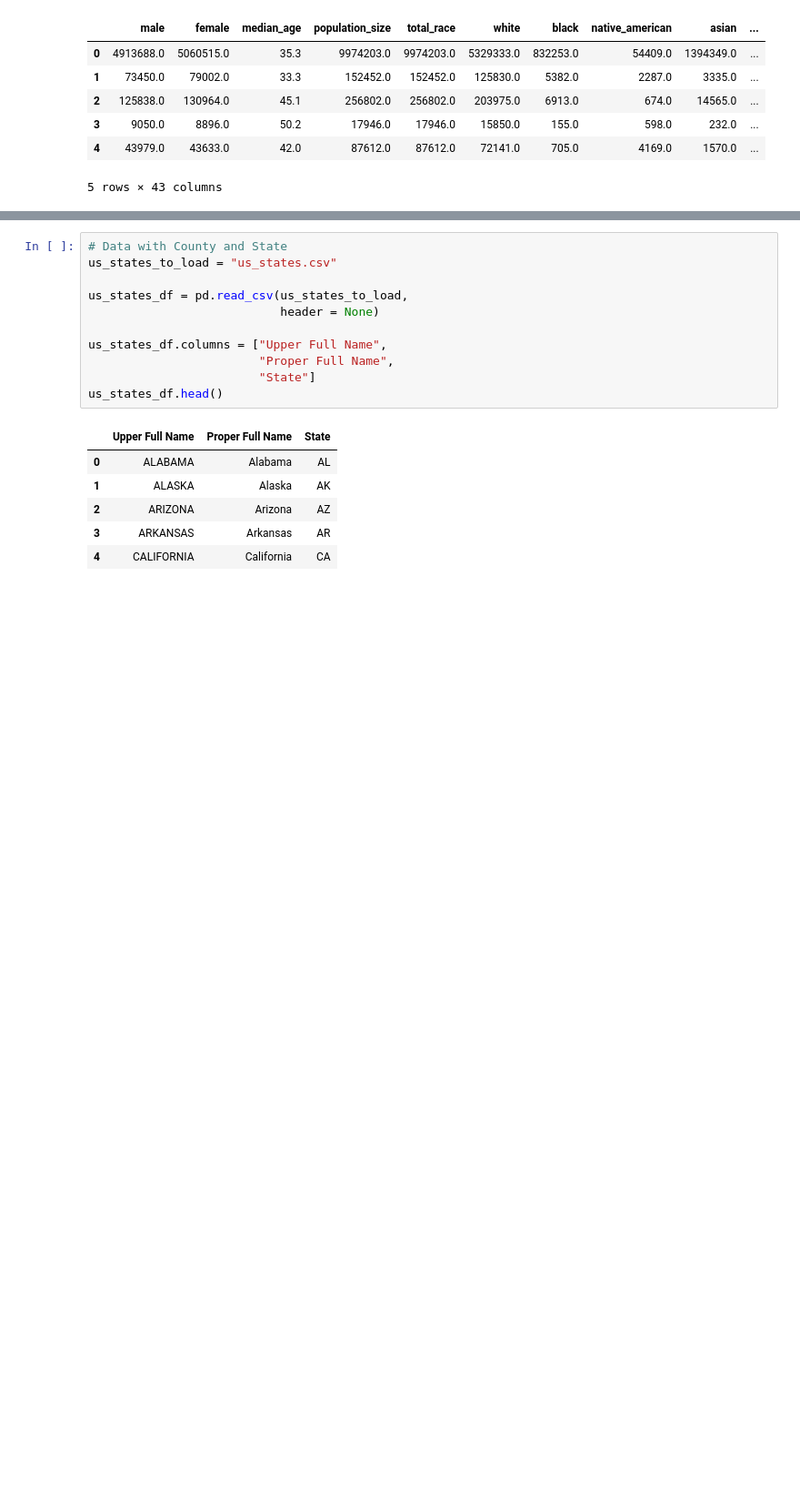
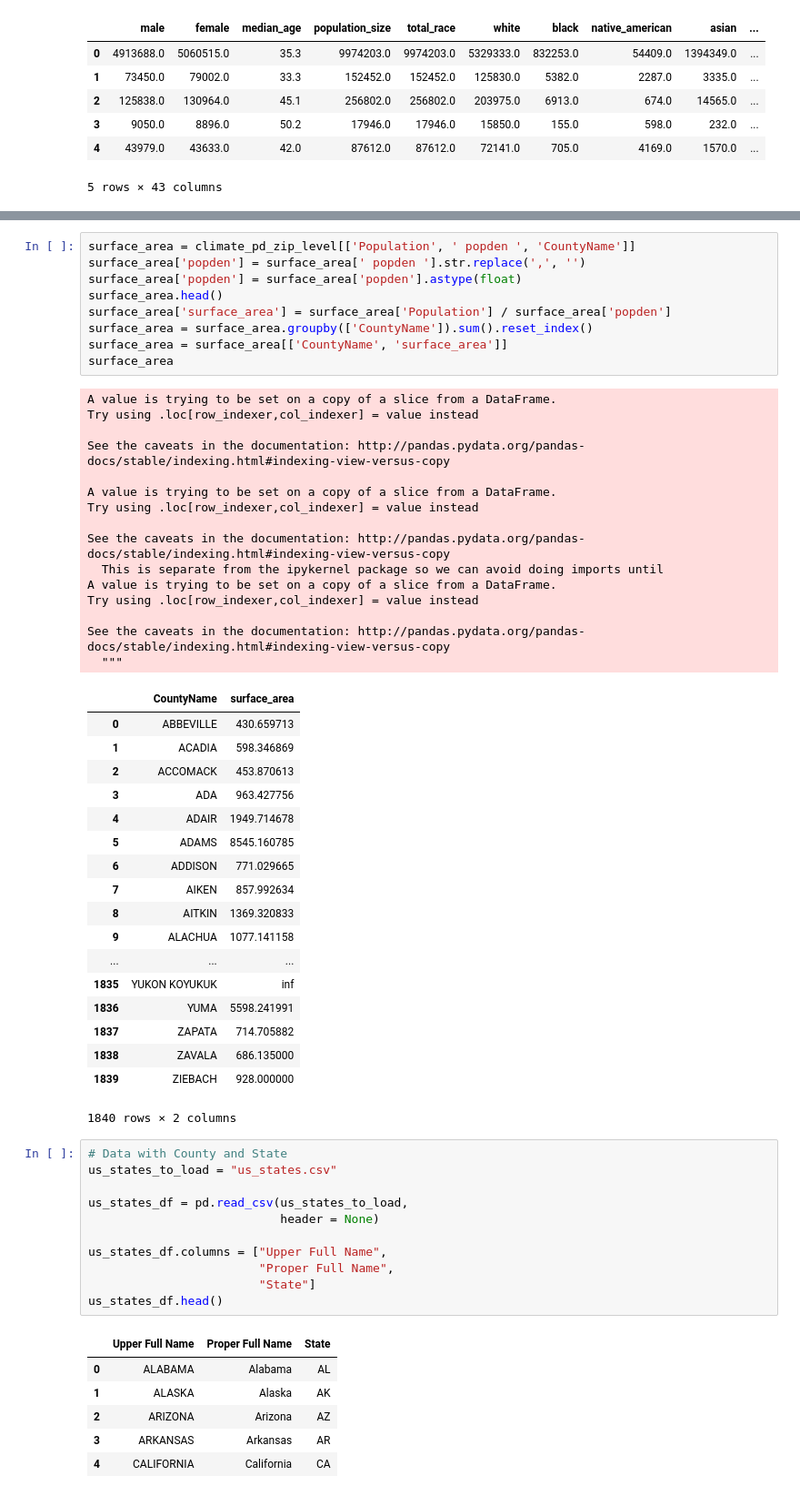
Before and after one commit to deibidl/project1, a Jupyter notebook: Main_Script_P1.ipynb, the cells around one changed output, grey strips where cells are left out. Shown: that part at 91% size. Saved outputs shown, nothing was run; the diff lists cells and outputs as text; blank space fills up the shorter version.

```diff
--- a/Main_Script_P1.ipynb
+++ b/Main_Script_P1.ipynb
@@ -112,3 +141,46 @@ AttributeError: 'DataFrame' object has no attribute 'strip'
+# %%
+surface_area = climate_pd_zip_level[['Population', ' popden ', 'CountyName']]
+surface_area['popden'] = surface_area[' popden '].str.replace(',', '')
+surface_area['popden'] = surface_area['popden'].astype(float)
+surface_area.head()
+surface_area['surface_area'] = surface_area['Population'] / surface_area['popden']
+surface_area = surface_area.groupby(['CountyName']).sum().reset_index()
+surface_area = surface_area[['CountyName', 'surface_area']]
+surface_area
+# %% [output]
+A value is trying to be set on a copy of a slice from a DataFrame.
+Try using .loc[row_indexer,col_indexer] = value instead
+
+See the caveats in the documentation: http://pandas.pydata.org/pandas-docs/stable/indexing.html#indexing-view-versus-copy
+
+A value is trying to be set on a copy of a slice from a DataFrame.
+Try using .loc[row_indexer,col_indexer] = value instead
+
+See the caveats in the documentation: http://pandas.pydata.org/pandas-docs/stable/indexing.html#indexing-view-versus-copy
+  This is separate from the ipykernel package so we can avoid doing imports until
+A value is trying to be set on a copy of a slice from a DataFrame.
+Try using .loc[row_indexer,col_indexer] = value instead
+
+See the caveats in the documentation: http://pandas.pydata.org/pandas-docs/stable/indexing.html#indexing-view-versus-copy
+  """
+|  | CountyName | surface_area |
+| 0 | ABBEVILLE | 430.659713 |
+| 1 | ACADIA | 598.346869 |
+| 2 | ACCOMACK | 453.870613 |
+| 3 | ADA | 963.427756 |
+| 4 | ADAIR | 1949.714678 |
+| 5 | ADAMS | 8545.160785 |
+| 6 | ADDISON | 771.029665 |
+| 7 | AIKEN | 857.992634 |
+| 8 | AITKIN | 1369.320833 |
+| 9 | ALACHUA | 1077.141158 |
+| ... | ... | ... |
+| 1835 | YUKON KOYUKUK | inf |
+| 1836 | YUMA | 5598.241991 |
+| 1837 | ZAPATA | 714.705882 |
+| 1838 | ZAVALA | 686.135000 |
+| 1839 | ZIEBACH | 928.000000 |
+1840 rows × 2 columns
 # %%
 # Data with County and State
 us_states_to_load = "us_states.csv"
```
Also changed, not shown: parts of 9 cells of this notebook, 1 other file.
